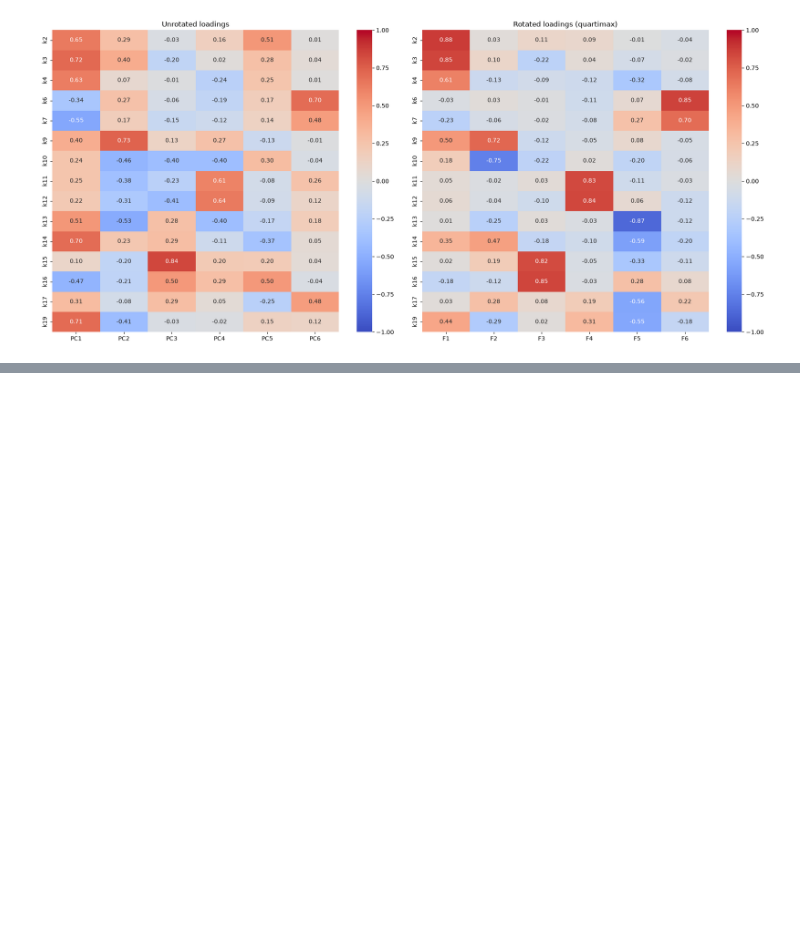
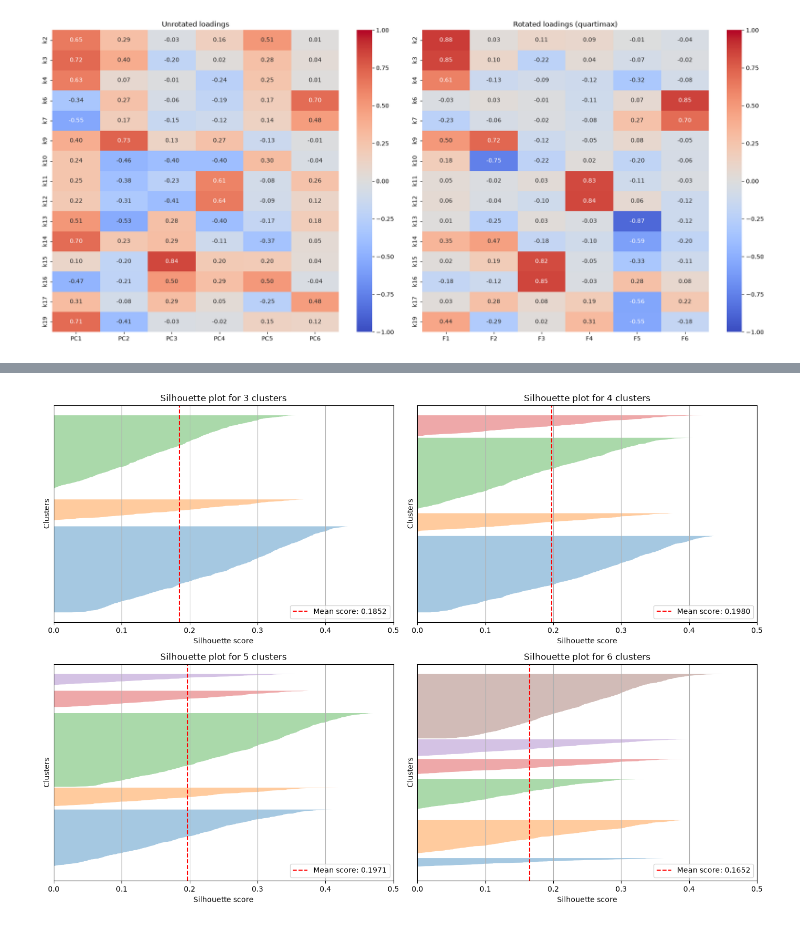
Before and after one commit to quanted129/data-science-projects, a Jupyter notebook: cluster_analysis/cluster_analysis.ipynb, the cells around one changed output, grey strips where cells are left out. Cells and saved outputs as stored; diff of their text form; code cells hidden in the pictures; blank space fills up the shorter version.

```diff
--- a/cluster_analysis/cluster_analysis.ipynb
+++ b/cluster_analysis/cluster_analysis.ipynb
@@ -184,0 +220,29 @@ plt.show()
+# %%
+plt.figure(figsize=(14, 10))
+
+for n_clusters in [3, 4, 5, 6]:
+    kmeans = KMeans(n_clusters=n_clusters, random_state=42, n_init=10).fit(data_rotated)
+    mean_score = silhouette_score(data_rotated, kmeans.labels_)
+    sample_scores = silhouette_samples(data_rotated, kmeans.labels_)
+
+    plt.subplot(2, 2, n_clusters - 2)
+    y_lower = 10
+    for i in range(n_clusters):
+        cluster_scores = np.sort(sample_scores[kmeans.labels_ == i])
+        y_upper = y_lower + len(cluster_scores)
+        plt.fill_betweenx(range(y_lower, y_upper), 0, cluster_scores, alpha=0.4)
+        y_lower = y_upper + 10
+
+    plt.axvline(x=mean_score, color='red', linestyle='--', label=f'Mean score: {mean_score:.4f}')
+    plt.xlim(0, 0.5)
+    plt.yticks([])
+    plt.grid(True)
+    plt.legend(loc='lower right')
+    plt.xlabel("Silhouette score")
+    plt.ylabel("Clusters")
+    plt.title(f"Silhouette plot for {n_clusters} clusters")
+
+plt.tight_layout()
+plt.show()
+# %% [output]
+[figure, added]
```
Also changed, not shown: parts of 2 cells of this notebook.
